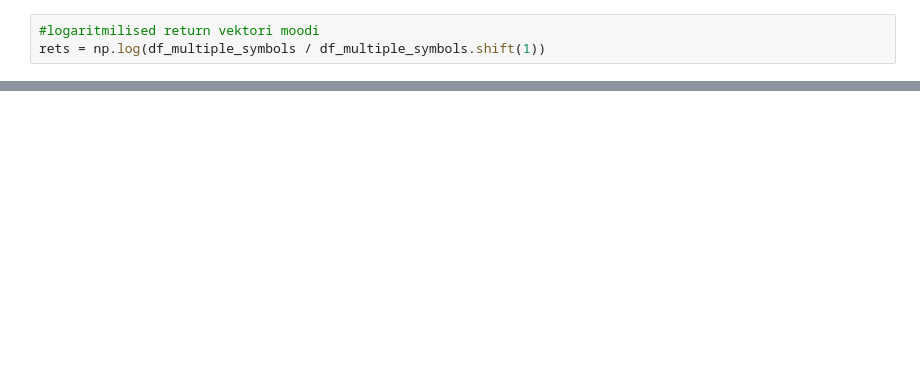
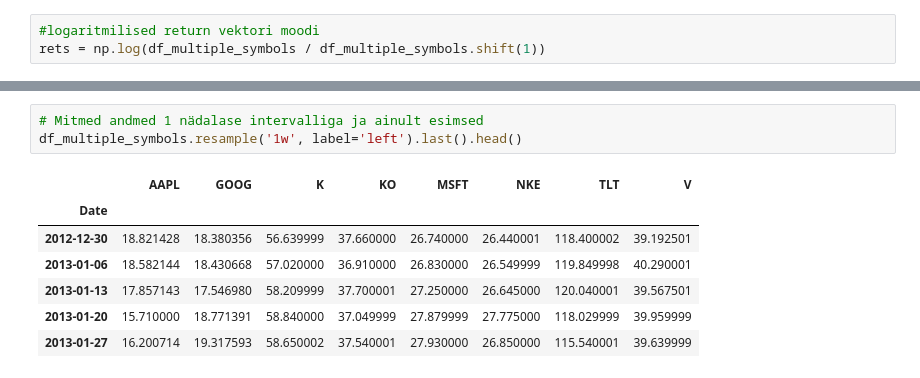
Before and after one commit to MartinKasak/Python_Finance_Numpy_Pandas, a Jupyter notebook: Python Finance.ipynb, the cells around one changed output, grey strips where cells are left out. Drawn from its saved outputs; the diff is of its cells as text; blank space fills up the shorter version.

```diff
--- a/Python Finance.ipynb
+++ b/Python Finance.ipynb
@@ -122,0 +145,11 @@ rets.cumsum().apply(np.exp).plot(figsize=(10, 6));
+# %%
+# Mitmed andmed 1 nädalase intervalliga ja ainult esimsed
+df_multiple_symbols.resample('1w', label='left').last().head()
+# %% [output]
+|  | AAPL | GOOG | K | KO | MSFT | NKE | TLT | V |
+| Date |  |  |  |  |  |  |  |  |
+| 2012-12-30 | 18.821428 | 18.380356 | 56.639999 | 37.660000 | 26.740000 | 26.440001 | 118.400002 | 39.192501 |
+| 2013-01-06 | 18.582144 | 18.430668 | 57.020000 | 36.910000 | 26.830000 | 26.549999 | 119.849998 | 40.290001 |
+| 2013-01-13 | 17.857143 | 17.546980 | 58.209999 | 37.700001 | 27.250000 | 26.645000 | 120.040001 | 39.567501 |
+| 2013-01-20 | 15.710000 | 18.771391 | 58.840000 | 37.049999 | 27.879999 | 27.775000 | 118.029999 | 39.959999 |
+| 2013-01-27 | 16.200714 | 19.317593 | 58.650002 | 37.540001 | 27.930000 | 26.850000 | 115.540001 | 39.639999 |
```
Also changed, not shown: parts of 7 cells of this notebook.
